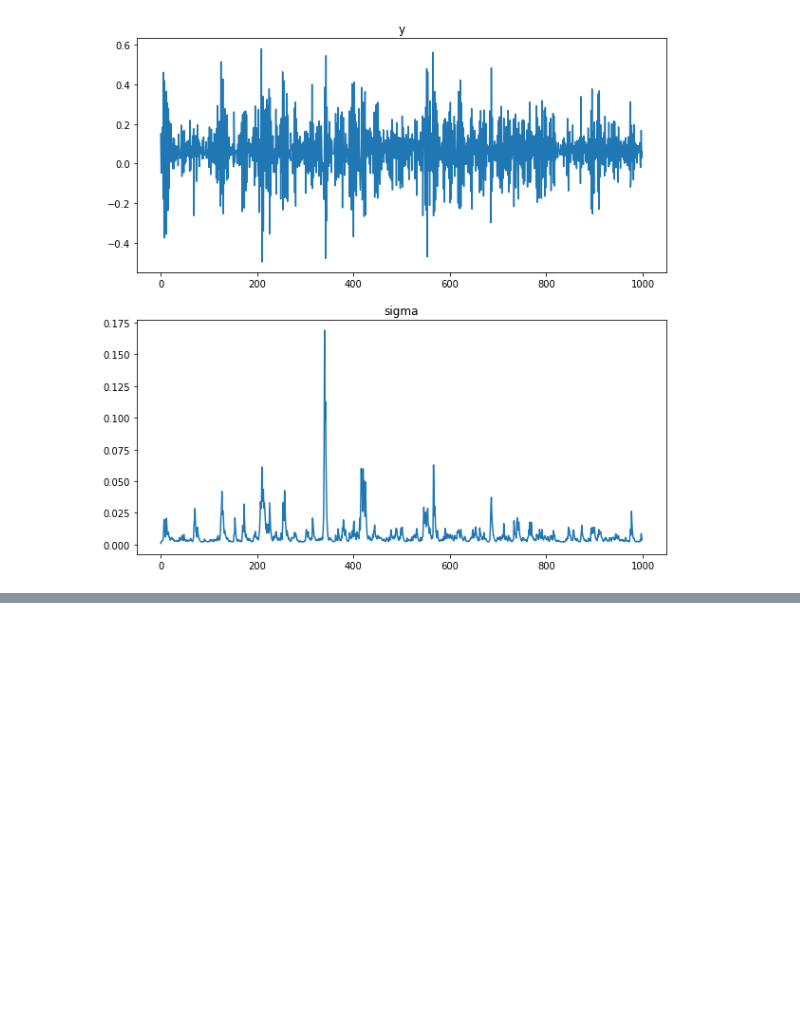
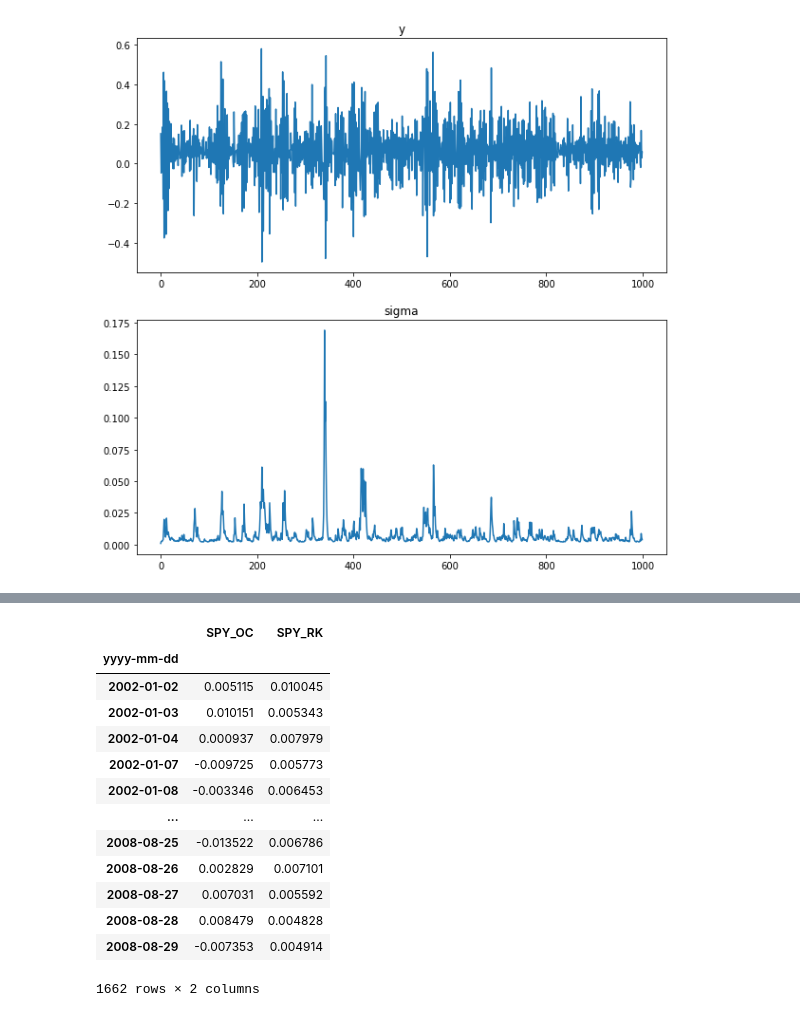
Before and after one commit to pepperland-sk/learn-python, a Jupyter notebook: 時系列分析と状態空間モデルの基礎/第3部 時系列分析のその他のトピック.ipynb, the cells around one changed output, grey strips where cells are left out. Saved outputs shown, nothing was run; the diff lists cells and outputs as text; code cells hidden in the pictures; blank space fills up the shorter version.

```diff
--- a/時系列分析と状態空間モデルの基礎/第3部 時系列分析のその他のトピック.ipynb
+++ b/時系列分析と状態空間モデルの基礎/第3部 時系列分析のその他のトピック.ipynb
@@ -659,0 +675,24 @@ mod_arima.cov_params()
+# %%
+# GJRモデル
+# Rのデータセット読み込み write_tsv(rownames_to_column(data.frame(spyreal), 'yyyy-mm-dd'), "spyreal.txt")
+spyreal = pd.read_csv('input/spyreal.txt',
+                index_col='yyyy-mm-dd',
+                parse_dates=True,
+                delimiter='\t')
+
+spyreal
+# %% [output]
+|  | SPY_OC | SPY_RK |
+| yyyy-mm-dd |  |  |
+| 2002-01-02 | 0.005115 | 0.010045 |
+| 2002-01-03 | 0.010151 | 0.005343 |
+| 2002-01-04 | 0.000937 | 0.007979 |
+| 2002-01-07 | -0.009725 | 0.005773 |
+| 2002-01-08 | -0.003346 | 0.006453 |
+| ... | ... | ... |
+| 2008-08-25 | -0.013522 | 0.006786 |
+| 2008-08-26 | 0.002829 | 0.007101 |
+| 2008-08-27 | 0.007031 | 0.005592 |
+| 2008-08-28 | 0.008479 | 0.004828 |
+| 2008-08-29 | -0.007353 | 0.004914 |
+1662 rows × 2 columns
```
Also changed, not shown: parts of 24 cells of this notebook, 10 other files.
